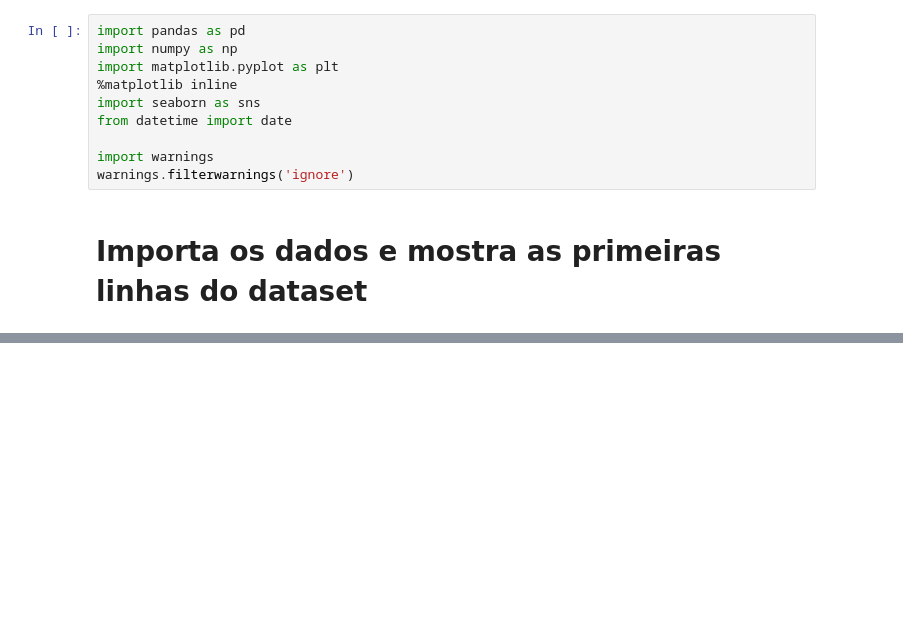
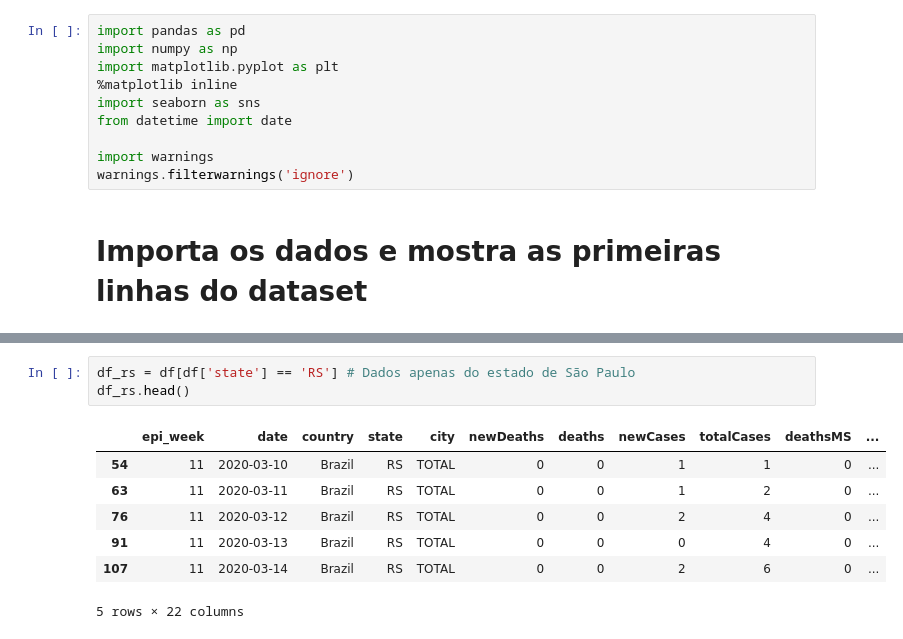
Before and after one commit to joaoarthursilva/covid-19-analise, a Jupyter notebook: COVID-19 - Análise.ipynb, the cells around one changed output, grey strips where cells are left out. Drawn from its saved outputs; the diff is of its cells as text; blank space fills up the shorter version.

```diff
--- a/COVID-19 - Análise.ipynb
+++ b/COVID-19 - Análise.ipynb
@@ -30,0 +38,11 @@ fig = sns.lineplot(x='data', y='obitos', hue='estado') # plota óbitos em funç
+# %%
+df_rs = df[df['state'] == 'RS'] # Dados apenas do estado de São Paulo
+df_rs.head()
+# %% [output]
+|  | epi_week | date | country | state | city | newDeaths | deaths | newCases | totalCases | deathsMS | ... |
+| 54 | 11 | 2020-03-10 | Brazil | RS | TOTAL | 0 | 0 | 1 | 1 | 0 | ... |
+| 63 | 11 | 2020-03-11 | Brazil | RS | TOTAL | 0 | 0 | 1 | 2 | 0 | ... |
+| 76 | 11 | 2020-03-12 | Brazil | RS | TOTAL | 0 | 0 | 2 | 4 | 0 | ... |
+| 91 | 11 | 2020-03-13 | Brazil | RS | TOTAL | 0 | 0 | 0 | 4 | 0 | ... |
+| 107 | 11 | 2020-03-14 | Brazil | RS | TOTAL | 0 | 0 | 2 | 6 | 0 | ... |
+5 rows × 22 columns
```
Also changed, not shown: parts of 4 cells of this notebook, 1 other file.
